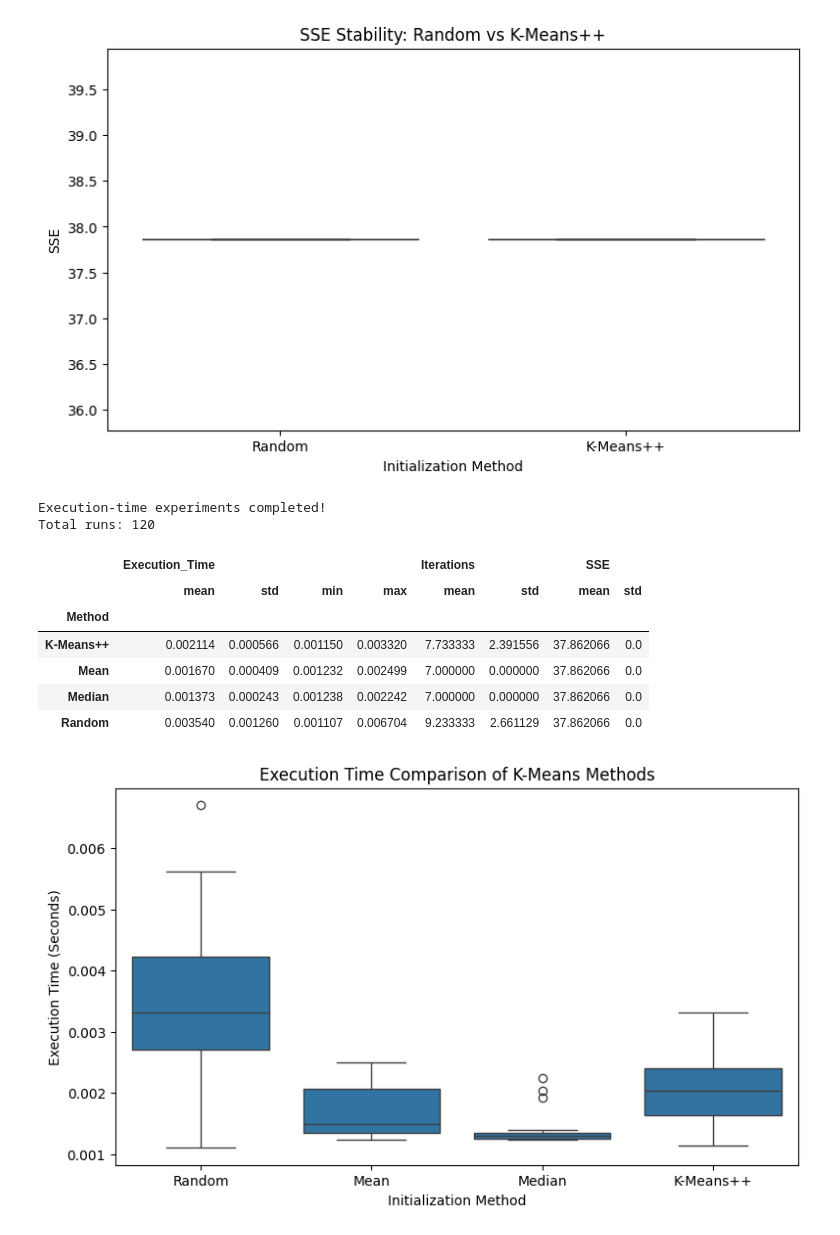
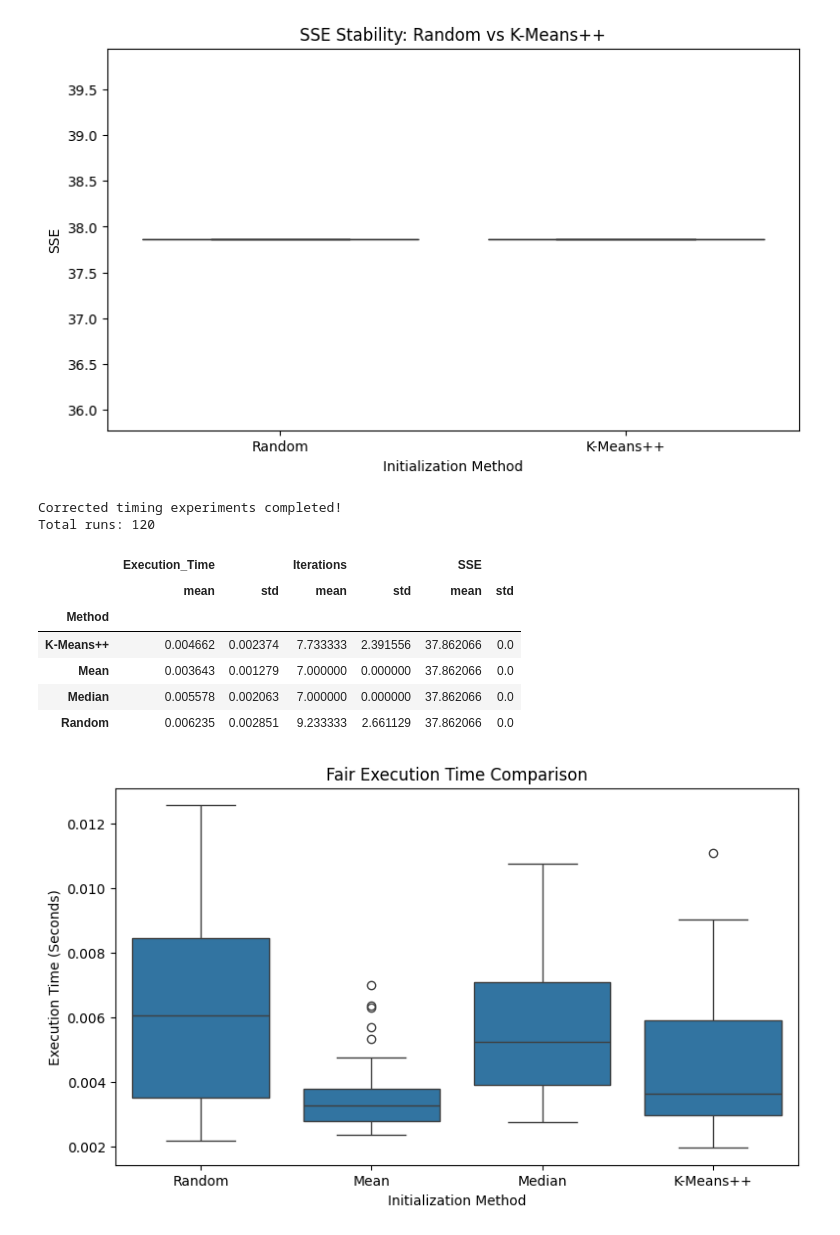
Before and after one commit to Aswini-Dileep/AI-ML-Project, a Jupyter notebook: AI_project.ipynb, the cells around one changed output. Saved outputs shown, nothing was run; the diff lists cells and outputs as text; code cells hidden in the pictures.

```diff
--- a/AI_project.ipynb
+++ b/AI_project.ipynb
@@ -1295,7 +1295,7 @@ plt.show()
 import time
 # %%
 
-# Cell 47: Measure execution time for all methods
+# Corrected Cell 47: Fair execution-time comparison
 
 timing_results = []
 
@@ -1307,103 +1307,95 @@ for method in ["Random", "Mean", "Median", "K-Means++"]:
 
         start_time = time.perf_counter()
 
+        # Generate initial centroids inside the timer
         if method == "Random":
 
-            run_labels, run_centroids, run_iterations = standard_kmeans(
-                X_array,
-                k=3,
-                random_state=seed
-            )
+            initial = None
 
         elif method == "Mean":
 
-            run_labels, run_centroids, run_iterations = standard_kmeans(
-                X_array,
-                k=3,
-                initial_centroids=mean_centroids
-            )
+            initial = mean_initialization(X_array, 3)
 
         elif method == "Median":
 
-            run_labels, run_centroids, run_iterations = standard_kmeans(
-                X_array,
-                k=3,
-                initial_centroids=median_centroids
-            )
+            initial = median_initialization(X_array, 3)
 
         else:
 
             initial = kmeans_plus_plus_initialization(
-                X_array,
-                k=3,
-                random_state=seed
+                X_array, 3, random_state=seed
             )
 
-            run_labels, run_centroids, run_iterations = standard_kmeans(
-                X_array,
-                k=3,
-                initial_centroids=initial
-            )
+        # Run K-Means
+        run_labels, run_centroids, run_iterations = standard_kmeans(
+            X_array,
+            k=3,
+            initial_centroids=initial,
+            random_state=seed
+        )
 
         end_time = time.perf_counter()
 
         elapsed_time = end_time - start_time
 
+        run_sse = calculate_sse(
+            X_array, run_labels, run_centroids
+        )
+
         timing_results.append({
             "Method": method,
             "Run": seed + 1,
             "Iterations": run_iterations,
-            "SSE": calculate_sse(
-                X_array, run_labels, run_centroids
-            ),
+            "SSE": run_sse,
             "Execution_Time": elapsed_time
         })
 
+
 timing_df = pd.DataFrame(timing_results)
 
-print("Execution-time experiments completed!")
+print("Corrected timing experiments completed!")
 print("Total runs:", len(timing_df))
 # %% [output]
-Execution-time experiments completed!
+Corrected timing experiments completed!
 Total runs: 120
 # %%
 
-# Cell 48: Summarise execution time
+# Corrected Cell 48: Timing summary
 
 runtime_summary = timing_df.groupby("Method").agg({
-    "Execution_Time": ["mean", "std", "min", "max"],
+    "Execution_Time": ["mean", "std"],
     "Iterations": ["mean", "std"],
     "SSE": ["mean", "std"]
 }).round(6)
 
 runtime_summary
 # %% [output]
-|  | Execution_Time |  |  |  | Iterations |  | SSE |  |
-|  | mean | std | min | max | mean | std | mean | std |
-| Method |  |  |  |  |  |  |  |  |
-| K-Means++ | 0.002114 | 0.000566 | 0.001150 | 0.003320 | 7.733333 | 2.391556 | 37.862066 | 0.0 |
-| Mean | 0.001670 | 0.000409 | 0.001232 | 0.002499 | 7.000000 | 0.000000 | 37.862066 | 0.0 |
-| Median | 0.001373 | 0.000243 | 0.001238 | 0.002242 | 7.000000 | 0.000000 | 37.862066 | 0.0 |
-| Random | 0.003540 | 0.001260 | 0.001107 | 0.006704 | 9.233333 | 2.661129 | 37.862066 | 0.0 |
+|  | Execution_Time |  | Iterations |  | SSE |  |
+|  | mean | std | mean | std | mean | std |
+| Method |  |  |  |  |  |  |
+| K-Means++ | 0.004662 | 0.002374 | 7.733333 | 2.391556 | 37.862066 | 0.0 |
+| Mean | 0.003643 | 0.001279 | 7.000000 | 0.000000 | 37.862066 | 0.0 |
+| Median | 0.005578 | 0.002063 | 7.000000 | 0.000000 | 37.862066 | 0.0 |
+| Random | 0.006235 | 0.002851 | 9.233333 | 2.661129 | 37.862066 | 0.0 |
 # %%
 
-# Cell 49: Execution-time comparison
+# Corrected Cell 49: Execution-time comparison
 
 plt.figure(figsize=(9, 5))
 
 sns.boxplot(
     data=timing_df,
     x="Method",
     y="Execution_Time"
 )
 
-plt.title("Execution Time Comparison of K-Means Methods")
+plt.title("Fair Execution Time Comparison")
 plt.xlabel("Initialization Method")
 plt.ylabel("Execution Time (Seconds)")
 
 plt.show()
 # %% [output]
-[figure, old version]
+[figure, new version]
 # %%
 
 # Cell 50: Average execution time graph
```
Also changed, not shown: parts of 4 cells of this notebook.
